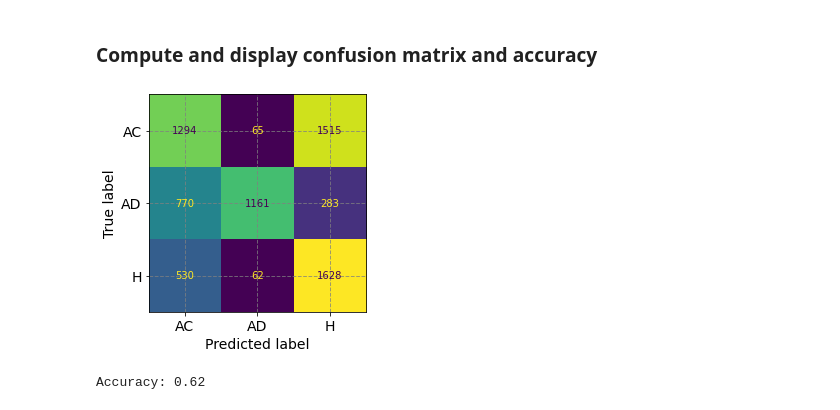
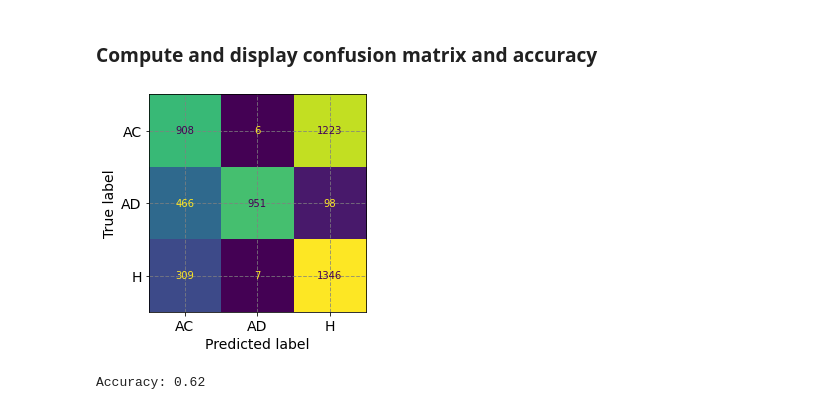
Before and after one commit to giuseppesalvi/MLinA-CRC-Contest-Assignment, a Jupyter notebook: MLinA_CRC_Contest_Assignment.ipynb, the cells around one changed output. Saved outputs shown, nothing was run; the diff lists cells and outputs as text; code cells hidden in the pictures.

Commit message:
fix: error in confusion matrix plot

```diff
--- a/MLinA_CRC_Contest_Assignment.ipynb
+++ b/MLinA_CRC_Contest_Assignment.ipynb
@@ -573,16 +573,16 @@ ax.legend();
 # %%
 y_test_labels_kept = y_true_test_ds[variance>theta].argmax(axis=1)
 y_test_predicted_kept = np.array(y_test_predicted).mean(axis=0).argmax(axis=1)[variance>=theta]
 
 conf_matrix = confusion_matrix(y_test_labels_kept, y_test_predicted_kept)
 
-ConfusionMatrixDisplay.from_predictions(y_labels, y_predicted, display_labels=["AC","AD","H"], colorbar=False)
-#ConfusionMatrixDisplay.from_predictions(y_labels, y_predicted, display_labels=["AC","AD","H"], colorbar=False, normalize="true")
+ConfusionMatrixDisplay.from_predictions(y_test_labels_kept, y_test_predicted_kept, display_labels=["AC","AD","H"], colorbar=False)
+#ConfusionMatrixDisplay.from_predictions(y_test_labels_kept , y_test_predicted_kept, display_labels=["AC","AD","H"], colorbar=False, normalize="true")
 
 plt.show()
 
 accuracy= np.mean(np.diag(conf_matrix.astype('float') / conf_matrix.sum(axis=1)[:, np.newaxis]))
 print("Accuracy: {:.2f}".format(accuracy))
 # %% [output]
-[figure, old version]
+[figure, new version]
 Accuracy: 0.62
```
